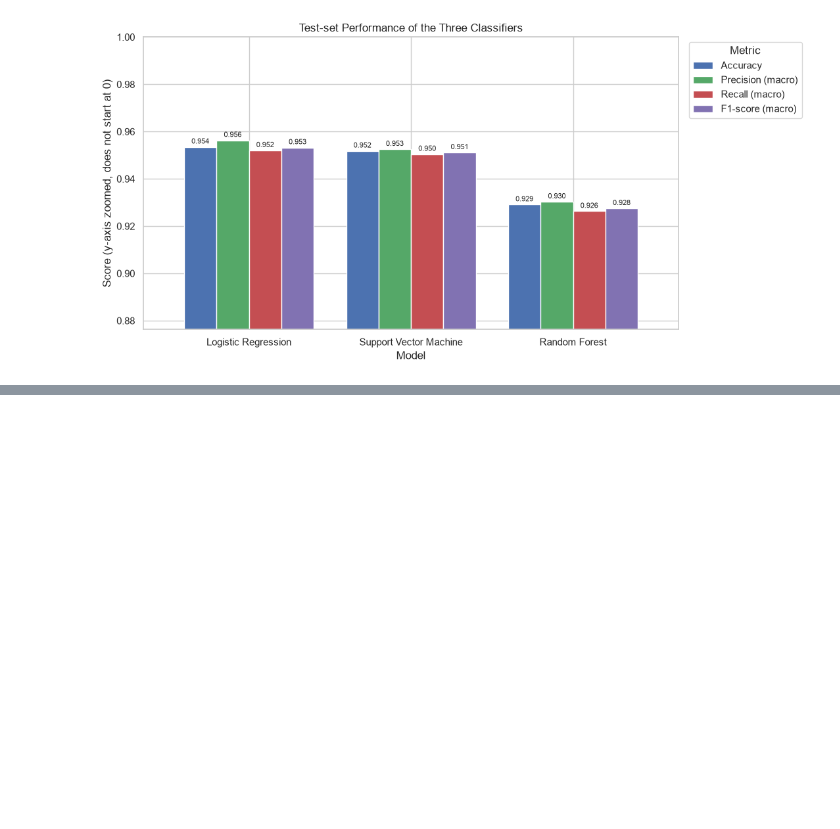
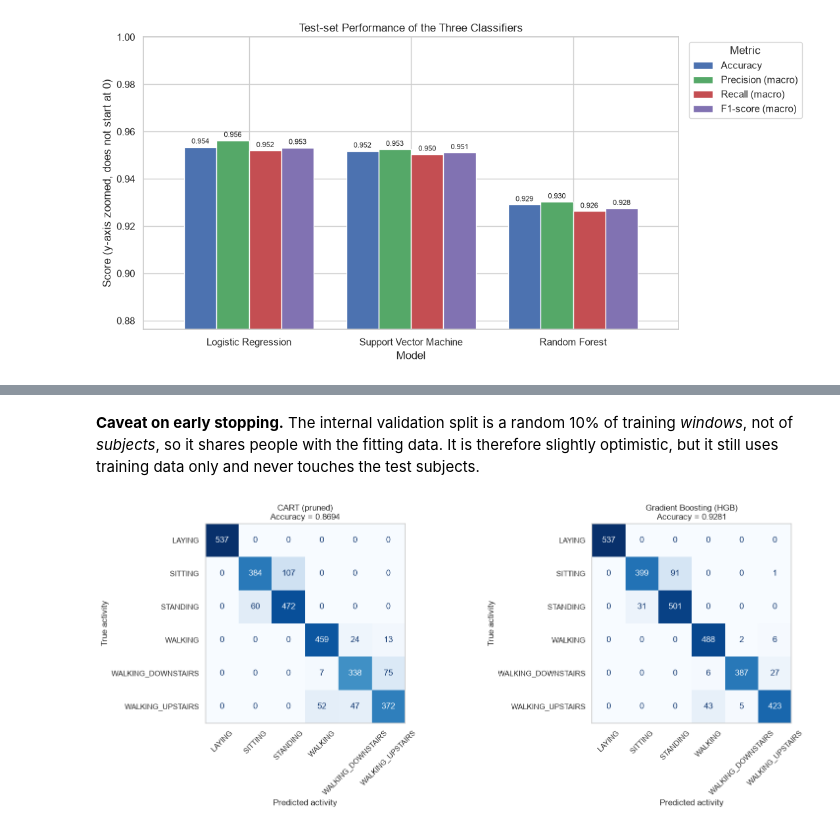
Before and after one commit to Adithya1217/machine_learning_project, a Jupyter notebook: HAR_Classification_Project.ipynb, the cells around one changed output, grey strips where cells are left out. Cells and saved outputs as stored; diff of their text form; code cells hidden in the pictures; blank space fills up the shorter version.

```diff
--- a/HAR_Classification_Project.ipynb
+++ b/HAR_Classification_Project.ipynb
@@ -529,0 +799,18 @@ plt.show()
+# %% [markdown]
+**Caveat on early stopping.** The internal validation split is a random 10% of training *windows*, not of
+*subjects*, so it shares people with the fitting data. It is therefore slightly optimistic, but it still uses training
+data only and never touches the test subjects.
+# %%
+fig, axes = plt.subplots(1, 2, figsize=(16, 6.5))
+for ax, name in zip(axes, ["CART (pruned)", "Gradient Boosting (HGB)"]):
+    cm = confusion_matrix(y_test, unit5_predictions[name], labels=activity_classes)
+    ConfusionMatrixDisplay(cm, display_labels=activity_classes).plot(ax=ax, cmap="Blues", colorbar=False,
+                                                                     xticks_rotation=45)
+    ax.set_title(f"{name}\nAccuracy = {unit5_results[name]['Accuracy']:.4f}")
+    ax.set_xlabel("Predicted activity")
+    ax.set_ylabel("True activity")
+    ax.grid(False)
+plt.tight_layout()
+plt.show()
+# %% [output]
+[figure, added]
```
Also changed, not shown: parts of 87 cells of this notebook.
